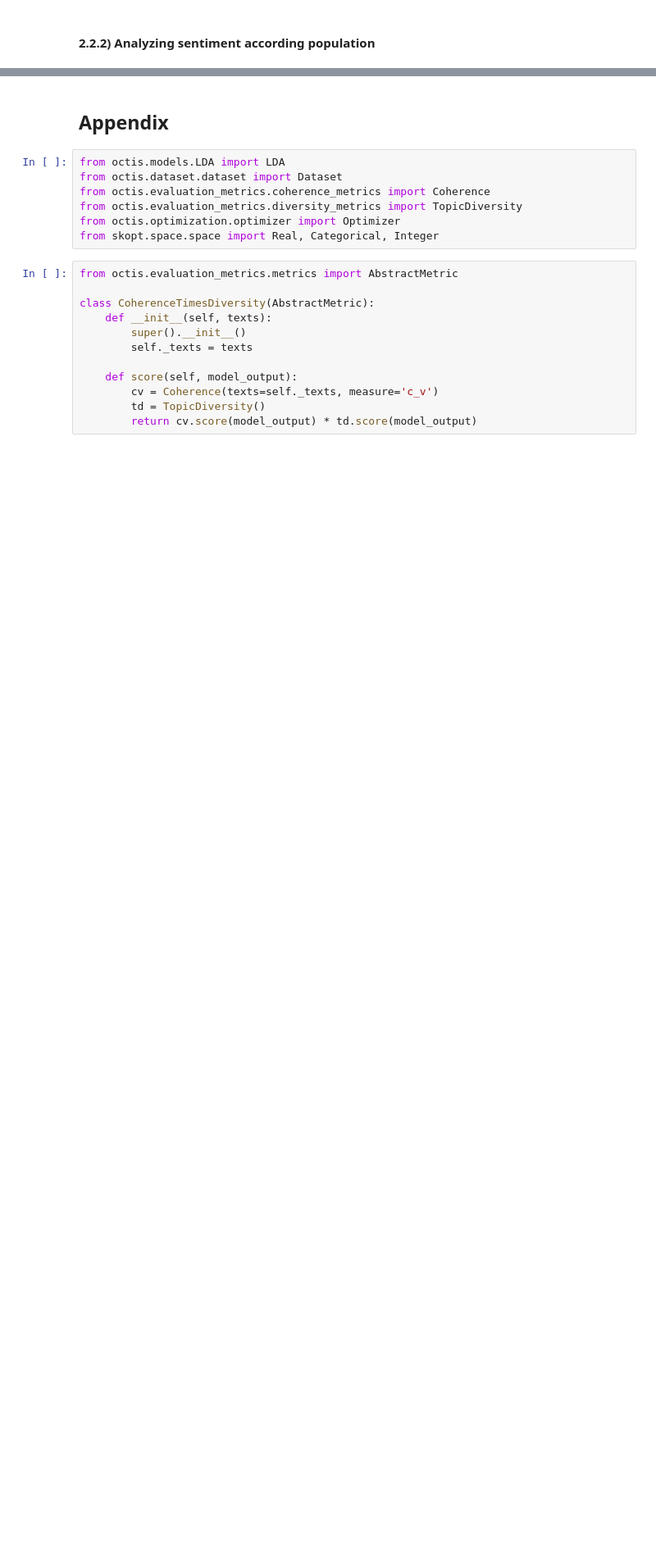
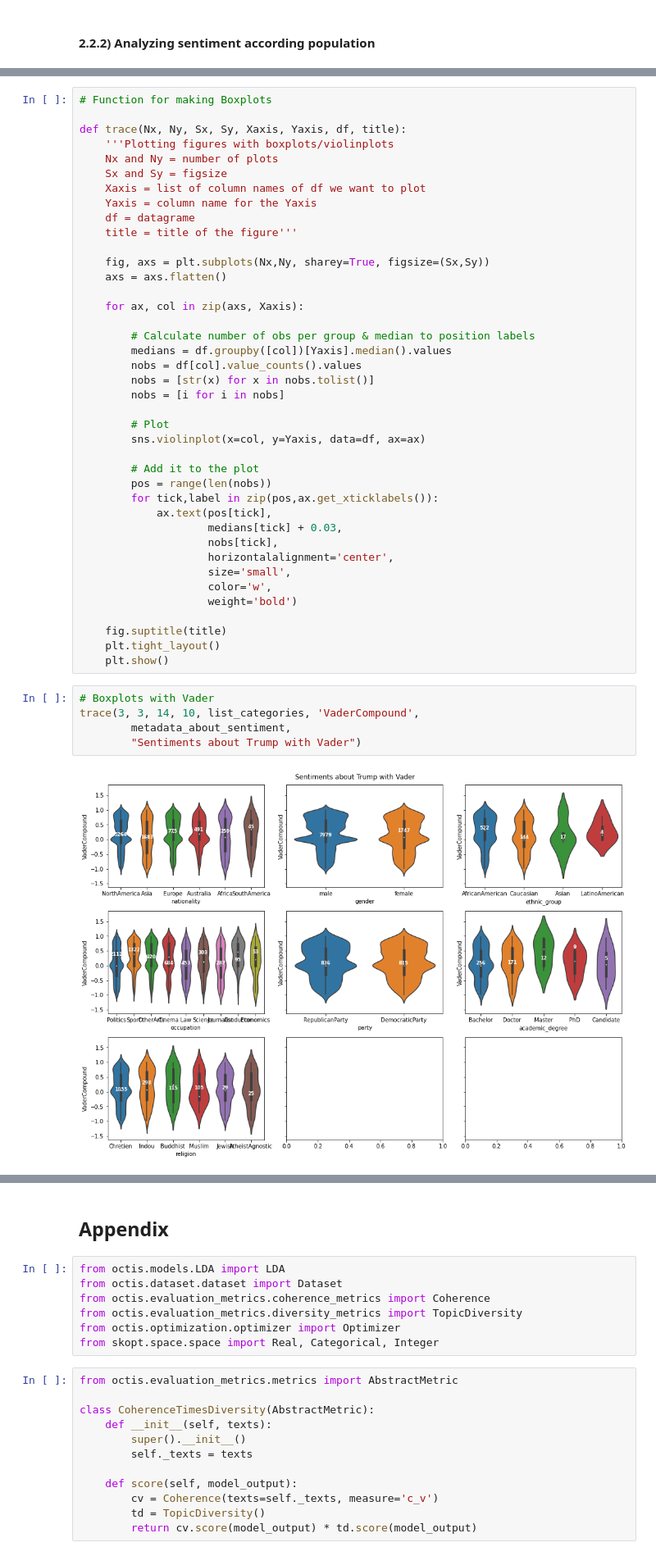
Before and after one commit to epfl-ada/ada-2021-project-data-wrestlers, a Jupyter notebook: notebook_milestone3.ipynb, the cells around one changed output, grey strips where cells are left out. Shown at 82% size. Saved outputs shown, nothing was run; the diff lists cells and outputs as text; blank space fills up the shorter version.

```diff
--- a/notebook_milestone3.ipynb
+++ b/notebook_milestone3.ipynb
@@ -2288,0 +2256,47 @@ metadata_about_sentiment_regression
+# %%
+# Function for making Boxplots
+
+def trace(Nx, Ny, Sx, Sy, Xaxis, Yaxis, df, title):
+    '''Plotting figures with boxplots/violinplots
+    Nx and Ny = number of plots
+    Sx and Sy = figsize
+    Xaxis = list of column names of df we want to plot
+    Yaxis = column name for the Yaxis
+    df = datagrame
+    title = title of the figure'''
+
+    fig, axs = plt.subplots(Nx,Ny, sharey=True, figsize=(Sx,Sy))
+    axs = axs.flatten()
+
+    for ax, col in zip(axs, Xaxis):
+
+        # Calculate number of obs per group & median to position labels
+        medians = df.groupby([col])[Yaxis].median().values
+        nobs = df[col].value_counts().values
+        nobs = [str(x) for x in nobs.tolist()]
+        nobs = [i for i in nobs]
+
+        # Plot
+        sns.violinplot(x=col, y=Yaxis, data=df, ax=ax)
+
+        # Add it to the plot
+        pos = range(len(nobs))
+        for tick,label in zip(pos,ax.get_xticklabels()):
+            ax.text(pos[tick],
+                    medians[tick] + 0.03,
+                    nobs[tick],
+                    horizontalalignment='center',
+                    size='small',
+                    color='w',
+                    weight='bold')
+
+    fig.suptitle(title)
+    plt.tight_layout()
+    plt.show()
+# %%
+# Boxplots with Vader
+trace(3, 3, 14, 10, list_categories, 'VaderCompound',
+        metadata_about_sentiment,
+        "Sentiments about Trump with Vader")
+# %% [output]
+[figure, added]
```
Also changed, not shown: parts of 28 cells of this notebook.
